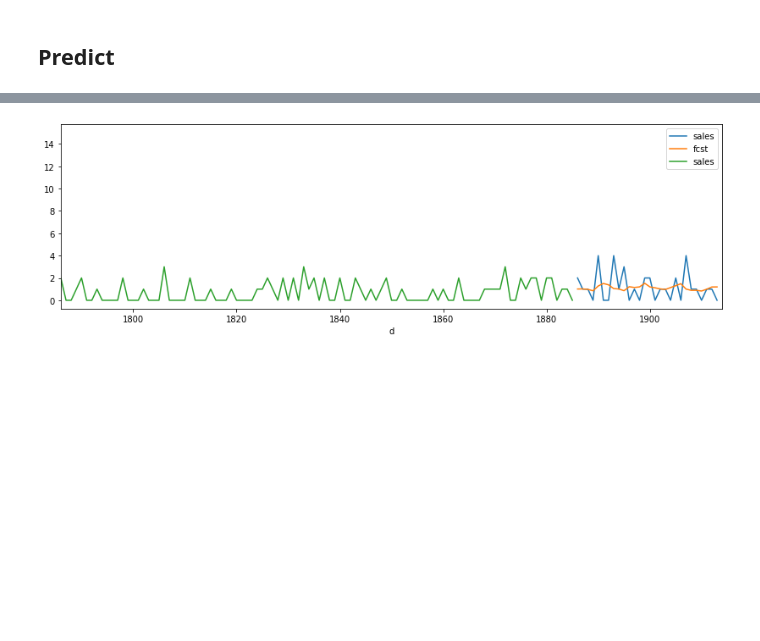
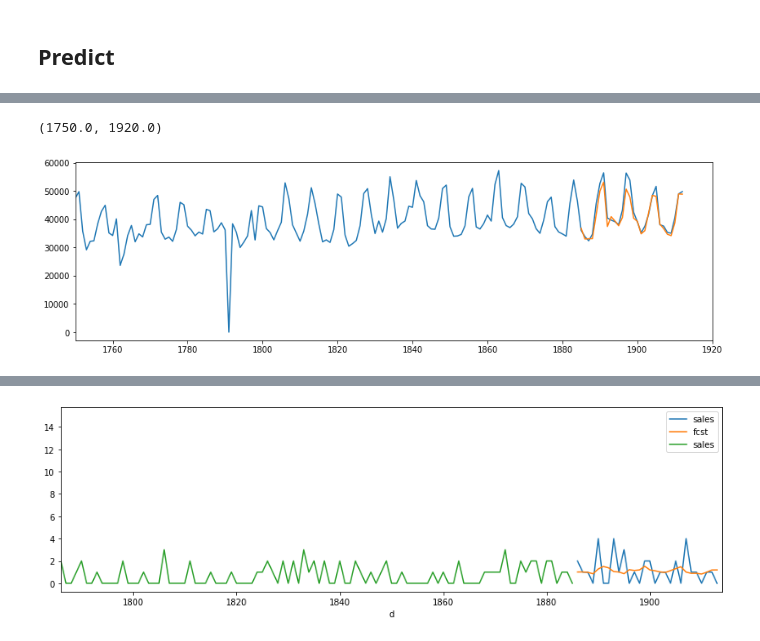
Before and after one commit to coldwhitewinters/m5-forecasting, a Jupyter notebook: notebooks/forecast-Copy1.ipynb, the cells around one changed output, grey strips where cells are left out. Saved outputs shown, nothing was run; the diff lists cells and outputs as text; code cells hidden in the pictures; blank space fills up the shorter version.

```diff
--- a/notebooks/forecast-Copy1.ipynb
+++ b/notebooks/forecast-Copy1.ipynb
@@ -59,0 +263,11 @@ LightGBMError: Could not open /home/ariel/Playground/m5-forecasting/models/12/9/
+# %%
+fcst = pd.read_parquet(cfg.FCST_DIR / f"{level}/fcst-{level}.parquet")
+# %%
+data = pd.read_parquet(cfg.DATA_DIR / f"processed/levels/level-{level}.parquet")
+# %%
+data["sales"].plot()
+fcst["fcst"].plot()
+plt.xlim(left=1750, right=1920)
+# %% [output]
+(1750.0, 1920.0)
+[figure, added]
```
Also changed, not shown: parts of 22 cells of this notebook, 6 other files.
